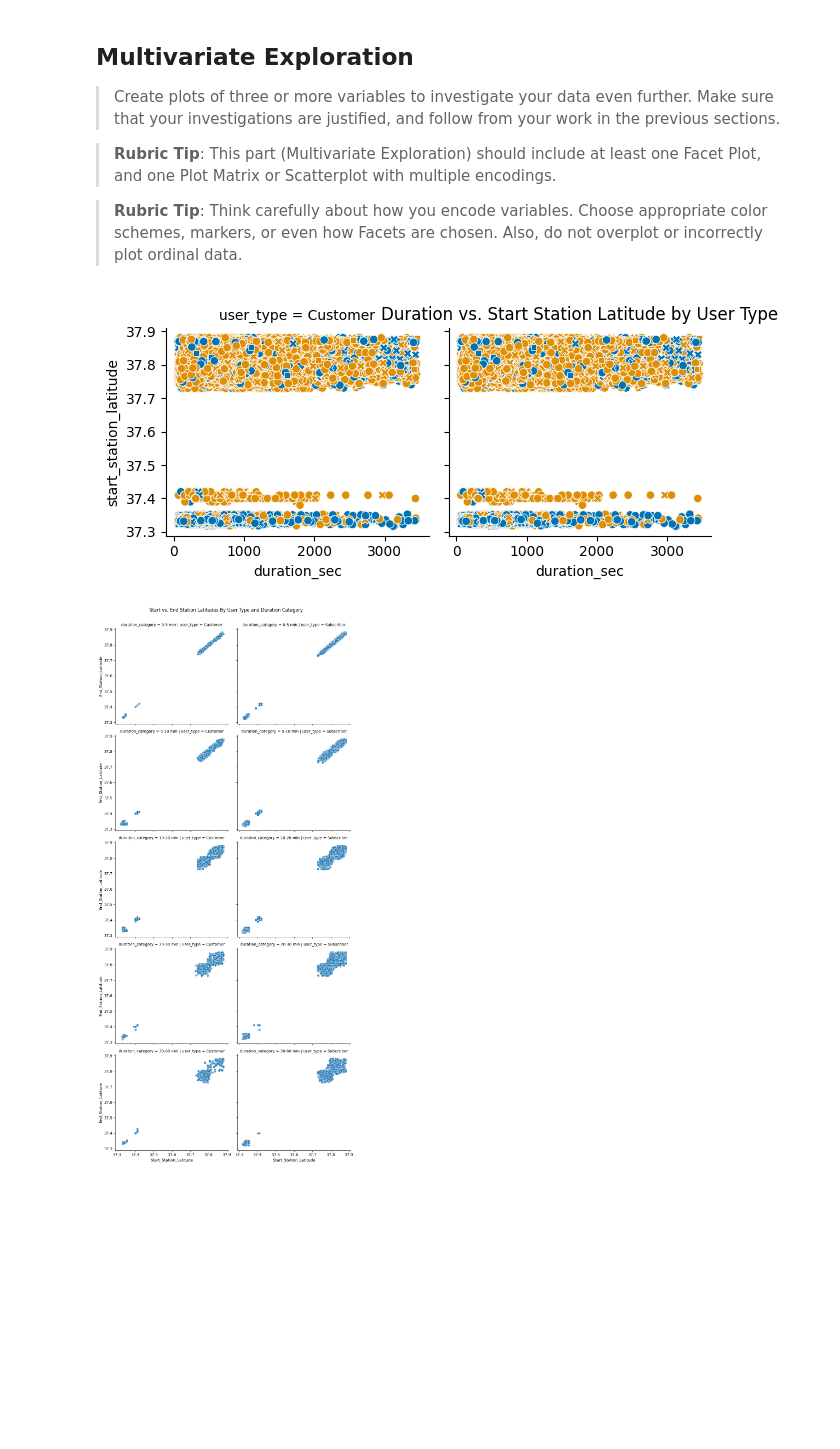
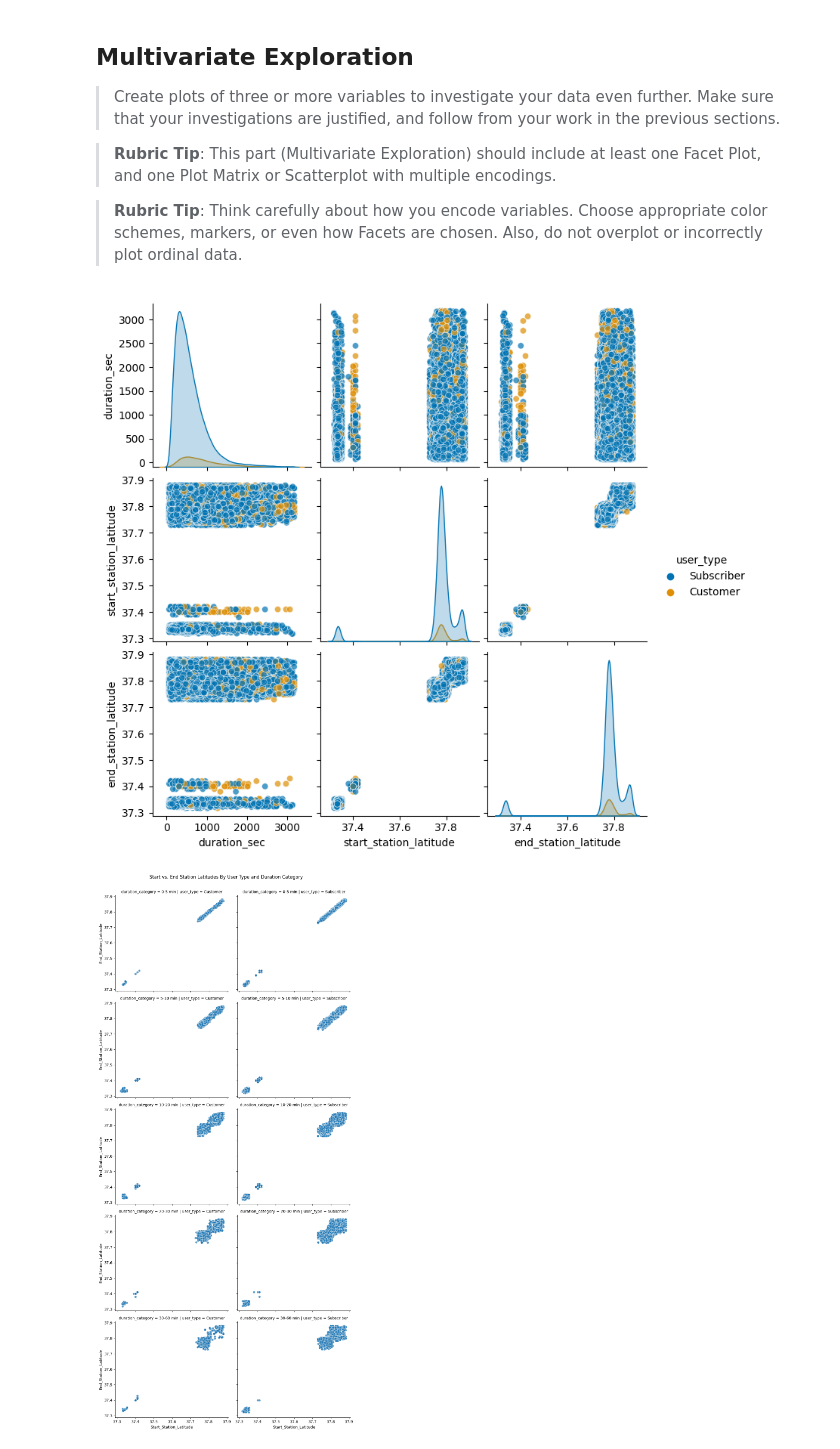
Before and after one commit to naamabenita/clustered-bar, a Jupyter notebook: Part_I_exploration_template.ipynb, the cells around one changed output. Cells and saved outputs as stored; diff of their text form; code cells hidden in the pictures; blank space fills up the shorter version.

```diff
--- a/Part_I_exploration_template.ipynb
+++ b/Part_I_exploration_template.ipynb
@@ -379,12 +411,13 @@ your work in the previous sections.
 > **Rubric Tip**: This part (Multivariate Exploration) should include at least one Facet Plot, and one Plot Matrix or Scatterplot with multiple encodings.
 
 >**Rubric Tip**: Think carefully about how you encode variables. Choose appropriate color schemes, markers, or even how Facets are chosen. Also, do not overplot or incorrectly plot ordinal data.
-# %%
-g = sns.FacetGrid(df, col="user_type", col_wrap=4, height=3)
-g.map(sns.scatterplot,
-x= filtered_data['duration_sec'], y=filtered_data['start_station_latitude'], hue=filtered_data['bike_share_for_all_trip'],
-style=filtered_data['member_gender'])
-plt.title('Duration vs. Start Station Latitude by User Type')
-plt.show()
-# %% [output]
-[figure, removed]
+# %%
+#Cretaed a plot matrix to explpore relationship between selected variables
+sns.pairplot(data=filtered_data,
+            vars=['duration_sec', 'start_station_latitude', 'end_station_latitude'],
+            hue ='user_type',
+            palette='colorblind',
+            plot_kws={'alpha' : 0.7})
+plt.show()
+# %% [output]
+[figure, added]
```
Also changed, not shown: parts of 7 cells of this notebook.
